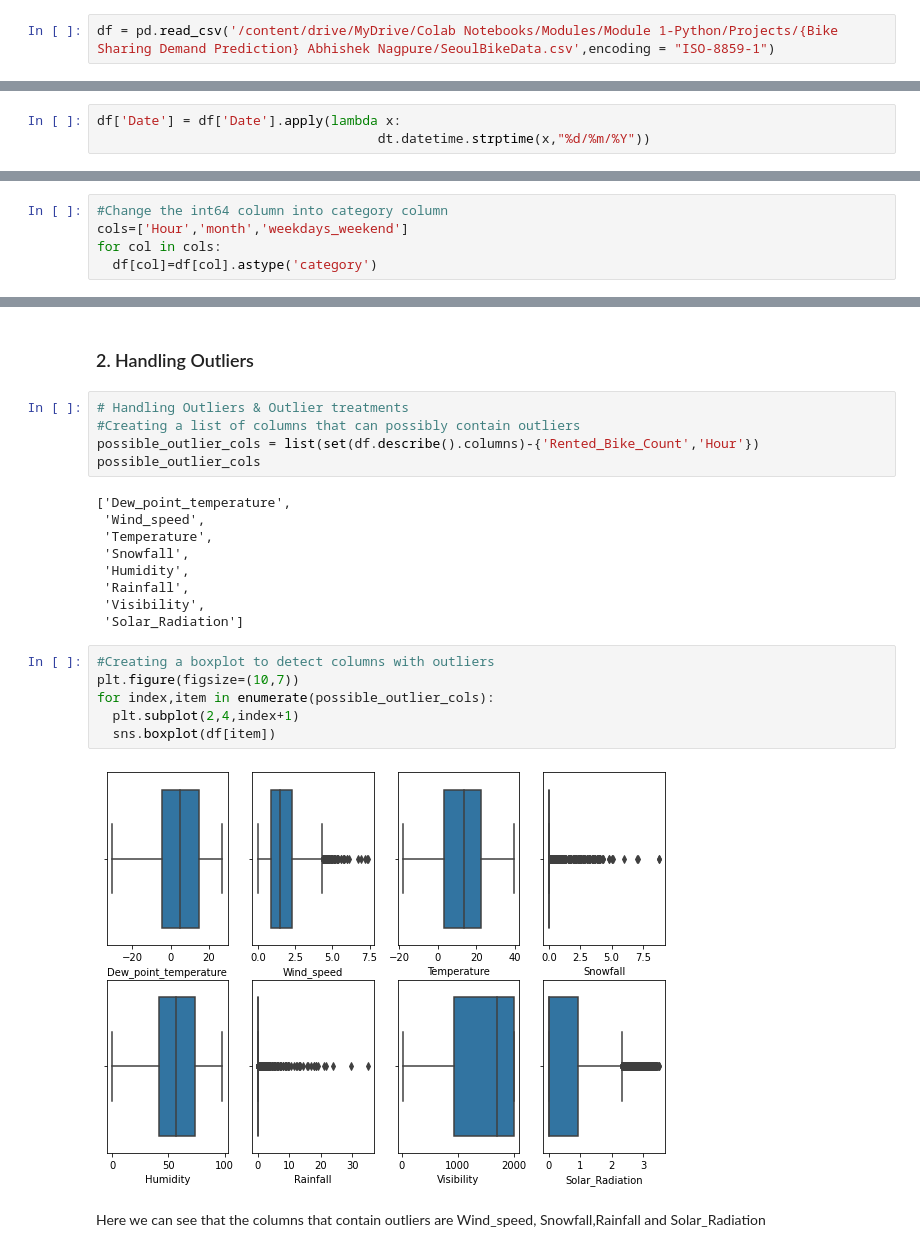
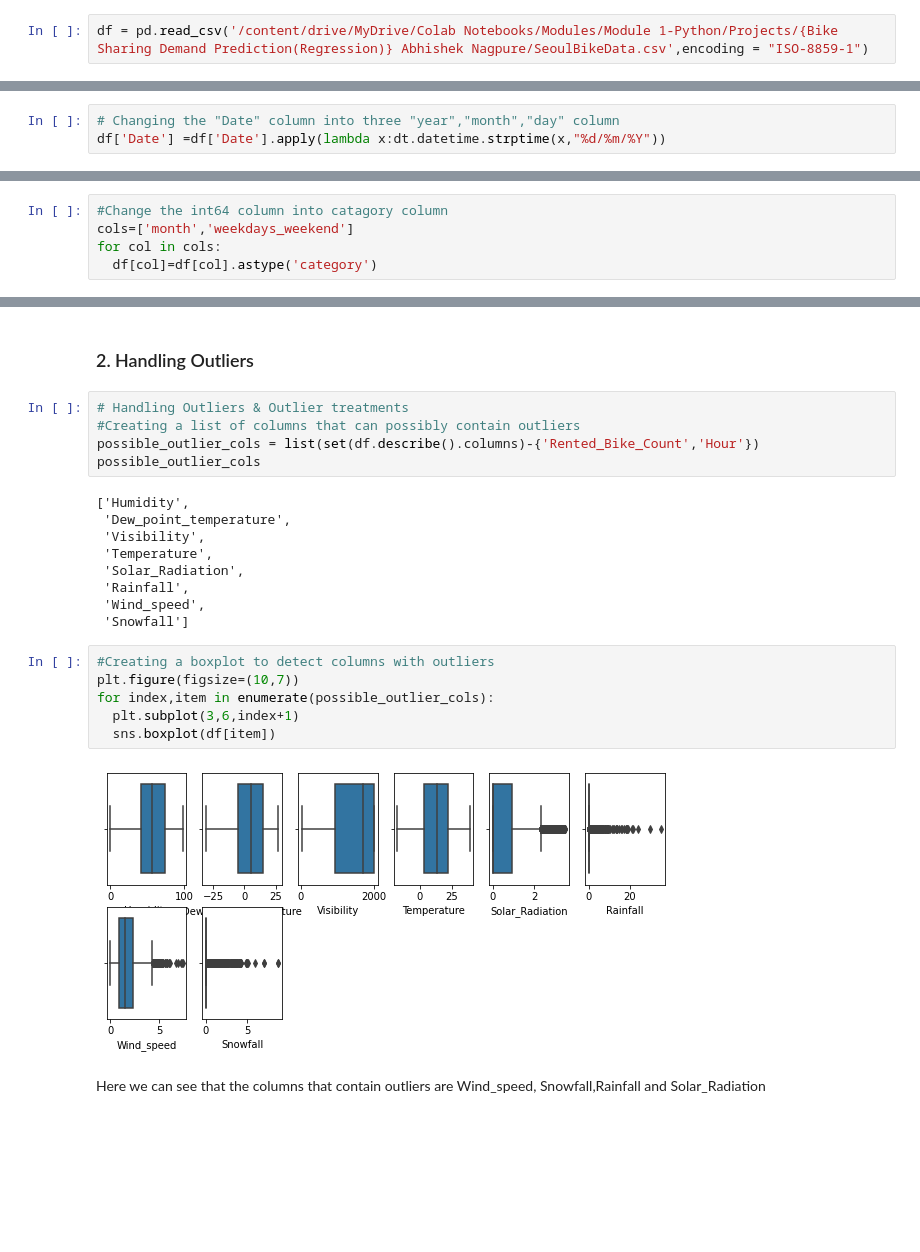
Before and after one commit to abhisheknagpure8/bike-sharing-demand-prediction, a Jupyter notebook: ML_Project_Regression_Bike_Sharing_Demand_Pred.ipynb, the cells around one changed output, grey strips where cells are left out. Saved outputs shown, nothing was run; the diff lists cells and outputs as text; blank space fills up the shorter version.

```diff
--- a/ML_Project_Regression_Bike_Sharing_Demand_Pred.ipynb
+++ b/ML_Project_Regression_Bike_Sharing_Demand_Pred.ipynb
@@ -127,7 +131,7 @@ drive.mount('/content/drive')
 # %% [output]
 Drive already mounted at /content/drive; to attempt to forcibly remount, call drive.mount("/content/drive", force_remount=True).
 # %%
-df = pd.read_csv('/content/drive/MyDrive/Colab Notebooks/Modules/Module 1-Python/Projects/{Bike Sharing Demand Prediction} Abhishek Nagpure/SeoulBikeData.csv',encoding = "ISO-8859-1")
+df = pd.read_csv('/content/drive/MyDrive/Colab Notebooks/Modules/Module 1-Python/Projects/{Bike Sharing Demand Prediction(Regression)} Abhishek Nagpure/SeoulBikeData.csv',encoding = "ISO-8859-1")
 # %% [markdown]
 ### Dataset First View
 # %%
@@ -308,4 +314,4 @@ df=df.rename(columns={'Rented Bike Count':'Rented_Bike_Count',
 # %%
-df['Date'] = df['Date'].apply(lambda x:
-                                    dt.datetime.strptime(x,"%d/%m/%Y"))
+# Changing the "Date" column into three "year","month","day" column
+df['Date'] =df['Date'].apply(lambda x:dt.datetime.strptime(x,"%d/%m/%Y"))
 # %%
@@ -402,6 +358,6 @@ dtype: int64
 # %%
-#Change the int64 column into category column
-cols=['Hour','month','weekdays_weekend']
+#Change the int64 column into catagory column
+cols=['month','weekdays_weekend']
 for col in cols:
   df[col]=df[col].astype('category')
 # %%
@@ -874,22 +819,22 @@ dtype: int64
 possible_outlier_cols = list(set(df.describe().columns)-{'Rented_Bike_Count','Hour'})
 possible_outlier_cols
 # %% [output]
-['Dew_point_temperature',
+['Humidity',
+ 'Dew_point_temperature',
+ 'Visibility',
+ 'Temperature',
+ 'Solar_Radiation',
+ 'Rainfall',
  'Wind_speed',
- 'Temperature',
- 'Snowfall',
- 'Humidity',
- 'Rainfall',
- 'Visibility',
- 'Solar_Radiation']
+ 'Snowfall']
 # %%
 #Creating a boxplot to detect columns with outliers
 plt.figure(figsize=(10,7))
 for index,item in enumerate(possible_outlier_cols):
-  plt.subplot(2,4,index+1)
+  plt.subplot(3,6,index+1)
   sns.boxplot(df[item])
 # %% [output]
-[figure, old version]
+[figure, new version]
 # %% [markdown]
 Here we can see that the columns that contain outliers are Wind_speed, Snowfall,Rainfall and Solar_Radiation
 # %%
```
Also changed, not shown: parts of 149 cells of this notebook.
